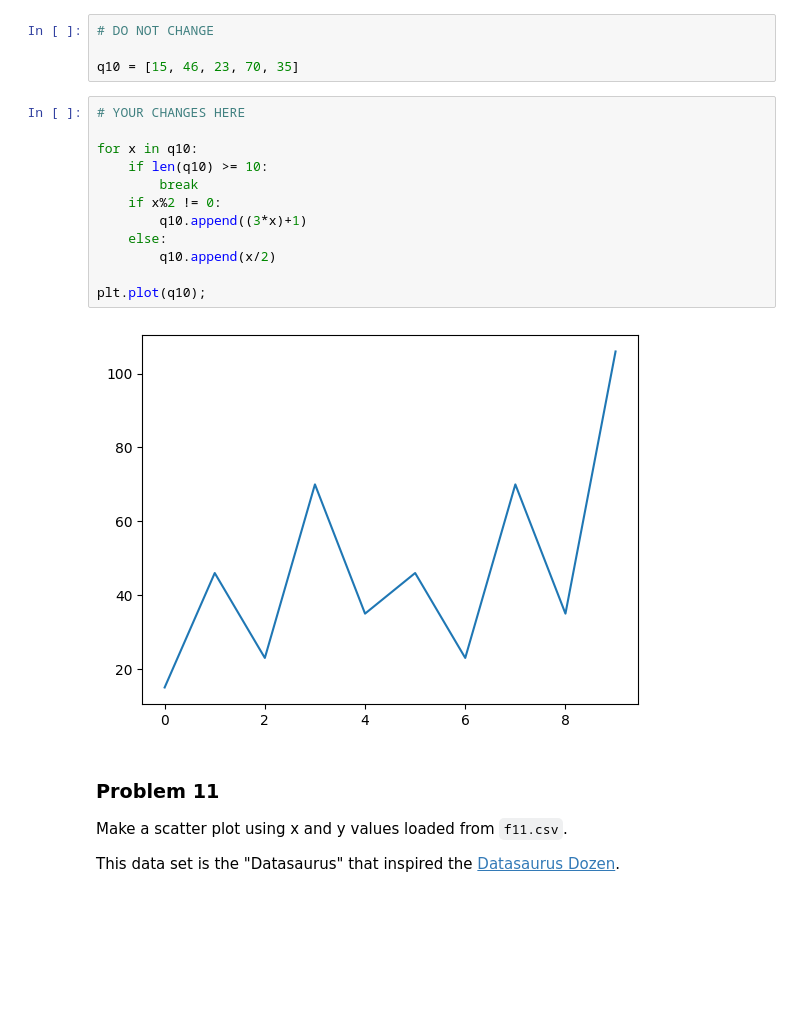
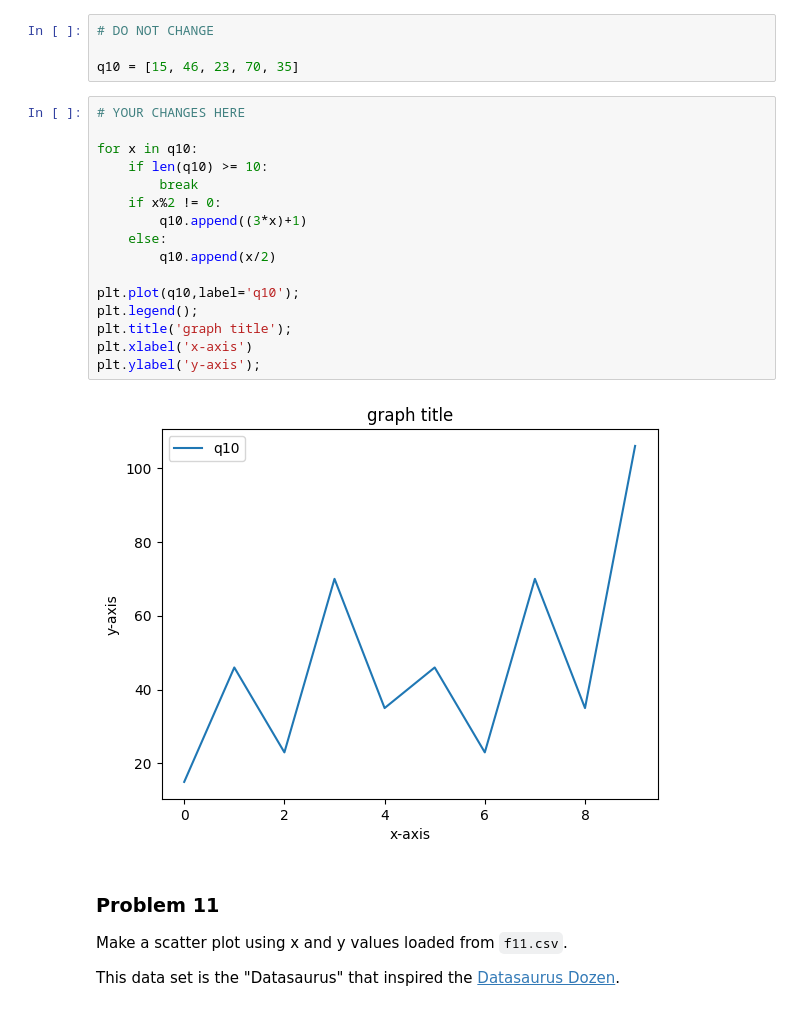
Before and after one commit to tware5-star/dx602-homework-05, a Jupyter notebook: homework.ipynb, the cells around one changed output. Saved outputs shown, nothing was run; the diff lists cells and outputs as text; blank space fills up the shorter version.

```diff
--- a/homework.ipynb
+++ b/homework.ipynb
@@ -299,17 +317,21 @@ q10 = [15, 46, 23, 70, 35]
 # %%
 # YOUR CHANGES HERE
 
 for x in q10:
     if len(q10) >= 10:
         break
     if x%2 != 0:
         q10.append((3*x)+1)
     else:
         q10.append(x/2)
 
-plt.plot(q10);
+plt.plot(q10,label='q10');
+plt.legend();
+plt.title('graph title');
+plt.xlabel('x-axis')
+plt.ylabel('y-axis');
 # %% [output]
-[figure, old version]
+[figure, new version]
 # %% [markdown]
 ### Problem 11
 
```
Also changed, not shown: parts of 20 cells of this notebook, 1 other file.
